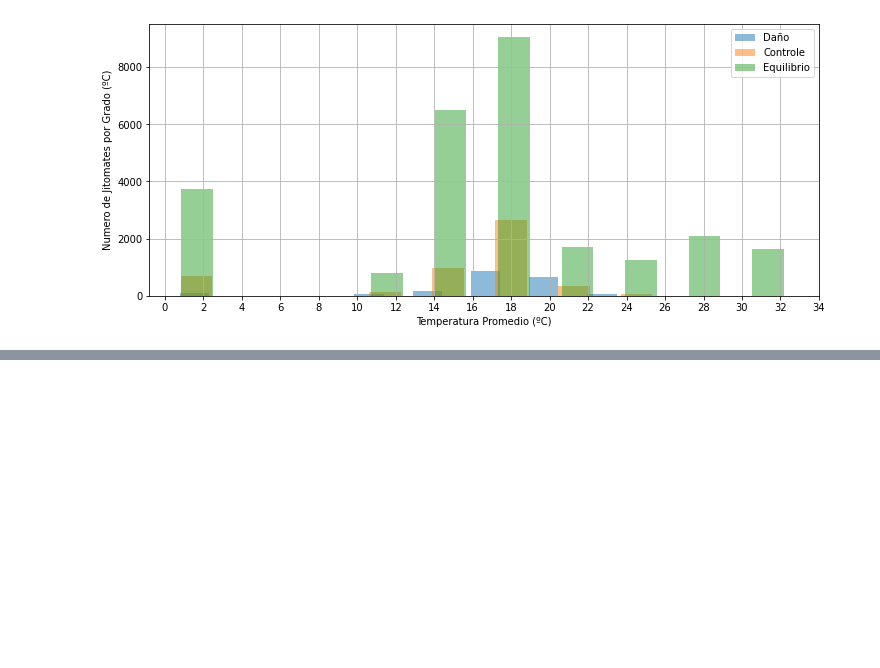
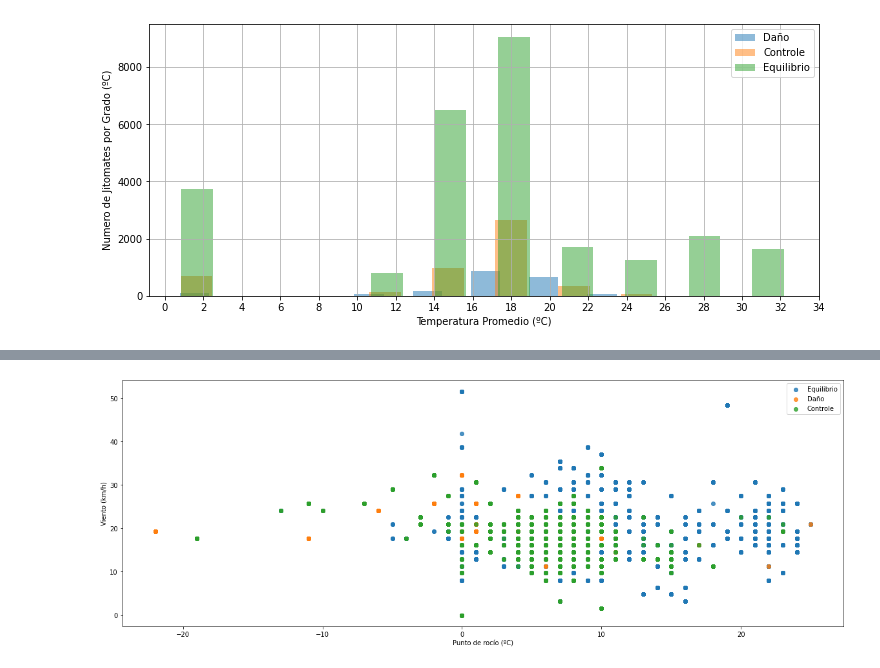
Before and after one commit to Felipelv199/herramientas-para-cd, a Jupyter notebook: homeworks/05-homework/main.ipynb, the cells around one changed output, grey strips where cells are left out. Cells and saved outputs as stored; diff of their text form; code cells hidden in the pictures; blank space fills up the shorter version.

```diff
--- a/homeworks/05-homework/main.ipynb
+++ b/homeworks/05-homework/main.ipynb
@@ -96,0 +144,20 @@ plt.show()
+# %%
+def df_scatter(df, ax, m, xl, yl):
+    x = df[xl]
+    y = df[yl]
+    ax.scatter(x, y, alpha=.8, marker=m)
+
+fig, ax = plt.subplots(figsize=(20, 7))
+x_label = 'Punto de rocío (ºC)'
+y_label = 'Viento (km/h)'
+marker = 'o'
+
+df_scatter(equilibrio_df, ax, marker, x_label, y_label)
+df_scatter(daño_df, ax, marker, x_label, y_label)
+df_scatter(controle_df, ax, marker, x_label, y_label)
+ax.legend(["Equilibrio", "Daño", "Controle"])
+ax.set_xlabel(x_label)
+ax.set_ylabel(y_label)
+plt.show()
+# %% [output]
+[figure, added]
```
Also changed, not shown: parts of 4 cells of this notebook.
